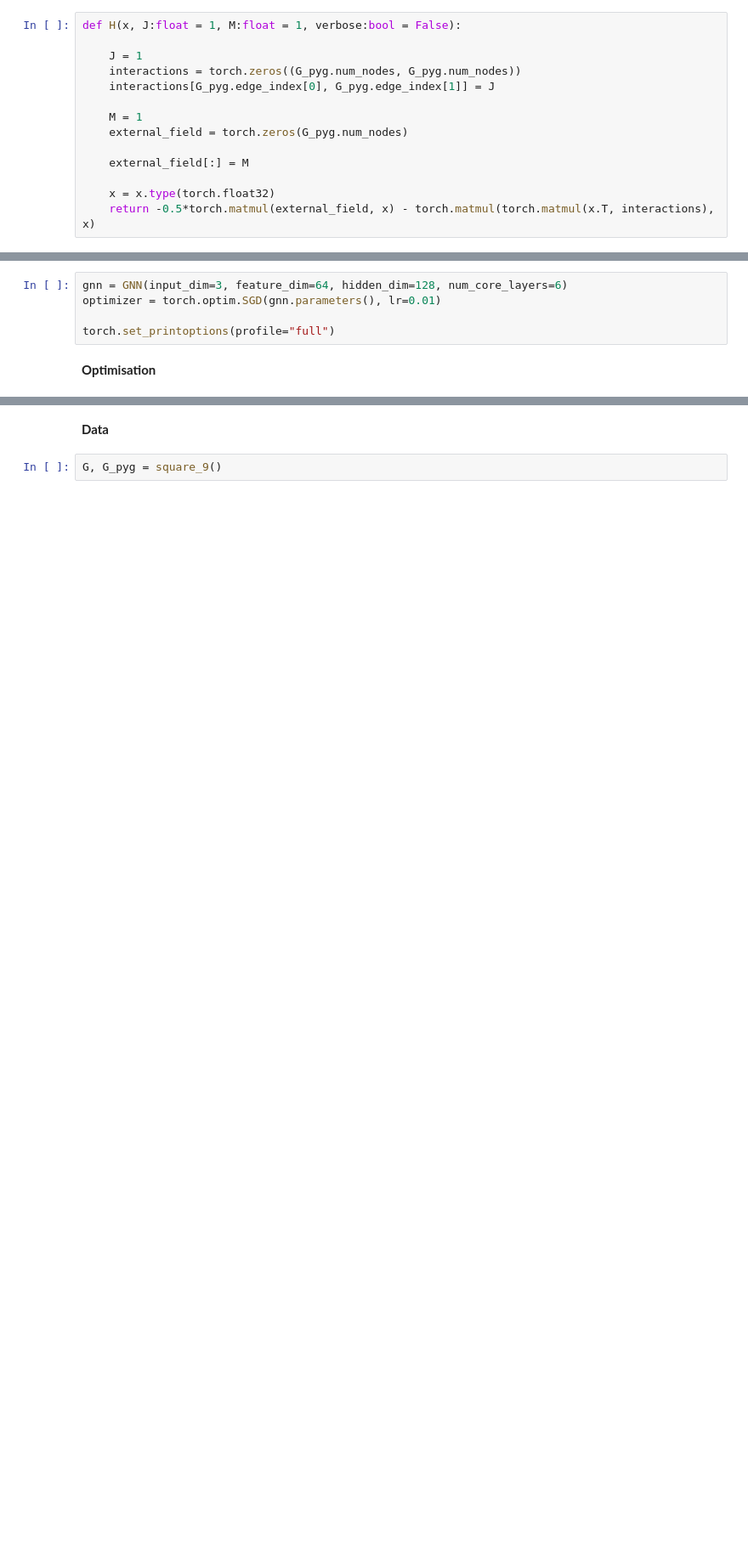
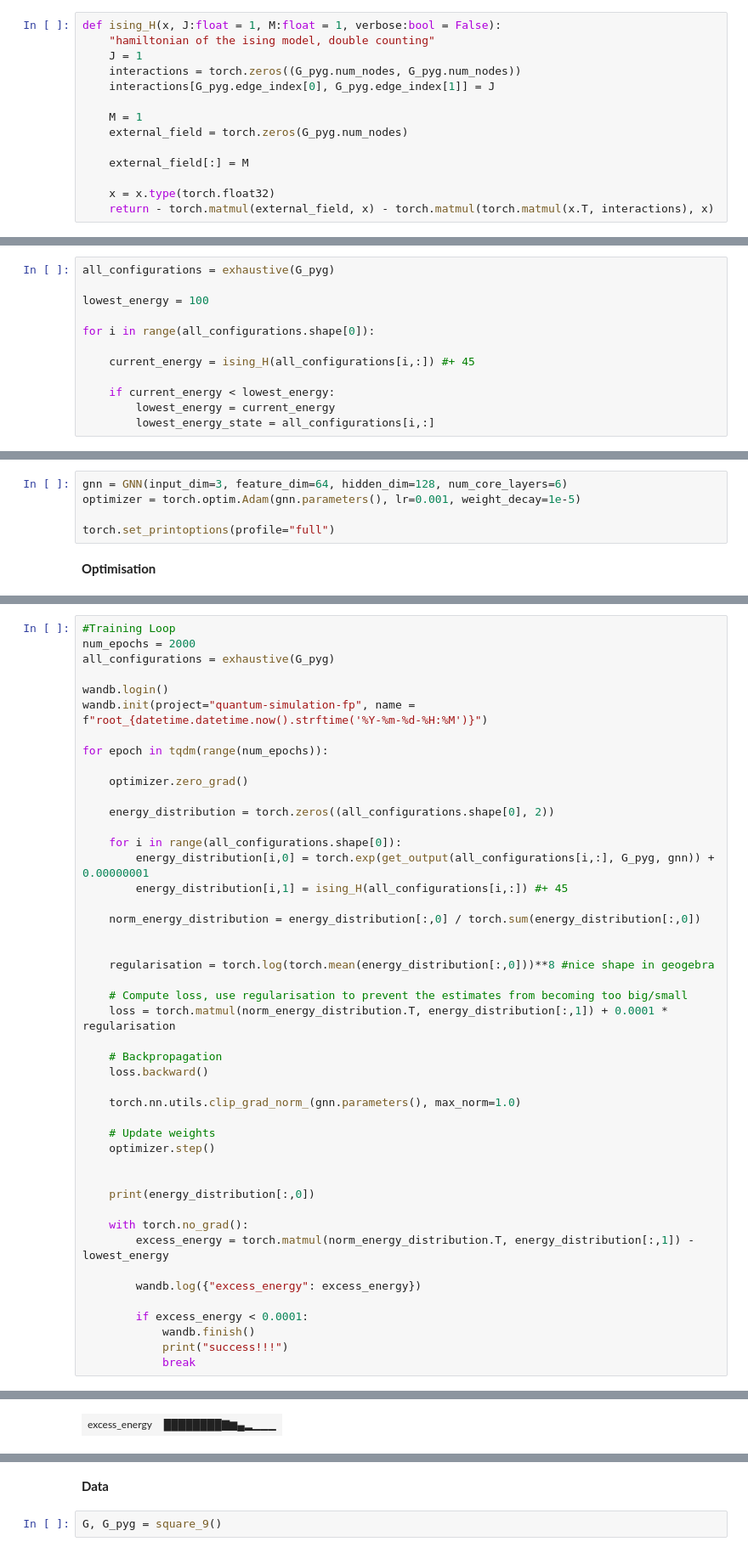
Before and after one commit to danmonuni/quantum-simulation-final-project, a Jupyter notebook: notebooks/main_notebook.ipynb, the cells around one changed output, grey strips where cells are left out. Shown at 85% size. Cells and saved outputs as stored; diff of their text form; blank space fills up the shorter version.

Commit message:
root and branch mcmc run successfully

```diff
--- a/notebooks/main_notebook.ipynb
+++ b/notebooks/main_notebook.ipynb
@@ -439,8 +440,8 @@ here i will consider a classical Hamiltonian with coupling J and external field
 
 $H = - \mathbf{b}^T \mathbf{x} - J \mathbf{x}^T \mathbf{A} \mathbf{x}$
 # %%
-def H(x, J:float = 1, M:float = 1, verbose:bool = False):
-
+def ising_H(x, J:float = 1, M:float = 1, verbose:bool = False):
+    "hamiltonian of the ising model, double counting"
     J = 1
     interactions = torch.zeros((G_pyg.num_nodes, G_pyg.num_nodes))
     interactions[G_pyg.edge_index[0], G_pyg.edge_index[1]] = J
@@ -451,5 +452,5 @@ def H(x, J:float = 1, M:float = 1, verbose:bool = False):
     external_field[:] = M
 
     x = x.type(torch.float32)
-    return -0.5*torch.matmul(external_field, x) - torch.matmul(torch.matmul(x.T, interactions), x)
+    return - torch.matmul(external_field, x) - torch.matmul(torch.matmul(x.T, interactions), x)
 # %% [markdown]
@@ -582,0 +608,12 @@ G, G_pyg = square_9()
+# %%
+all_configurations = exhaustive(G_pyg)
+
+lowest_energy = 100
+
+for i in range(all_configurations.shape[0]):
+
+    current_energy = ising_H(all_configurations[i,:]) #+ 45
+
+    if current_energy < lowest_energy:
+        lowest_energy = current_energy
+        lowest_energy_state = all_configurations[i,:]
@@ -584,7 +627,7 @@ G, G_pyg = square_9()
 **Model**
 # %%
 gnn = GNN(input_dim=3, feature_dim=64, hidden_dim=128, num_core_layers=6)
-optimizer = torch.optim.SGD(gnn.parameters(), lr=0.01)
+optimizer = torch.optim.Adam(gnn.parameters(), lr=0.001, weight_decay=1e-5)
 
 torch.set_printoptions(profile="full")
 # %% [markdown]
@@ -622,0 +643,47 @@ for epoch in tqdm(range(num_epochs)):
+# %%
+#Training Loop
+num_epochs = 2000
+all_configurations = exhaustive(G_pyg)
+
+wandb.login()
+wandb.init(project="quantum-simulation-fp", name = f"root_{datetime.datetime.now().strftime('%Y-%m-%d-%H:%M')}")
+
+for epoch in tqdm(range(num_epochs)):
+
+    optimizer.zero_grad()
+
+    energy_distribution = torch.zeros((all_configurations.shape[0], 2))
+
+    for i in range(all_configurations.shape[0]):
+        energy_distribution[i,0] = torch.exp(get_output(all_configurations[i,:], G_pyg, gnn)) + 0.00000001
+        energy_distribution[i,1] = ising_H(all_configurations[i,:]) #+ 45
+
+    norm_energy_distribution = energy_distribution[:,0] / torch.sum(energy_distribution[:,0])
+
+
+    regularisation = torch.log(torch.mean(energy_distribution[:,0]))**8 #nice shape in geogebra
+
+    # Compute loss, use regularisation to prevent the estimates from becoming too big/small
+    loss = torch.matmul(norm_energy_distribution.T, energy_distribution[:,1]) + 0.0001 * regularisation
+
+    # Backpropagation
+    loss.backward()
+
+    torch.nn.utils.clip_grad_norm_(gnn.parameters(), max_norm=1.0)
+
+    # Update weights
+    optimizer.step()
+
+
+    print(energy_distribution[:,0])
+
+    with torch.no_grad():
+        excess_energy = torch.matmul(norm_energy_distribution.T, energy_distribution[:,1]) - lowest_energy
+
+        wandb.log({"excess_energy": excess_energy})
+
+        if excess_energy < 0.0001:
+            wandb.finish()
+            print("success!!!")
+            break
+# %% [output]
@@ -622,0 +714 @@ for epoch in tqdm(range(num_epochs)):
+| excess_energy | ████████▇▆▄▂▁▁▁ |
```
Also changed, not shown: parts of 40 cells of this notebook.
